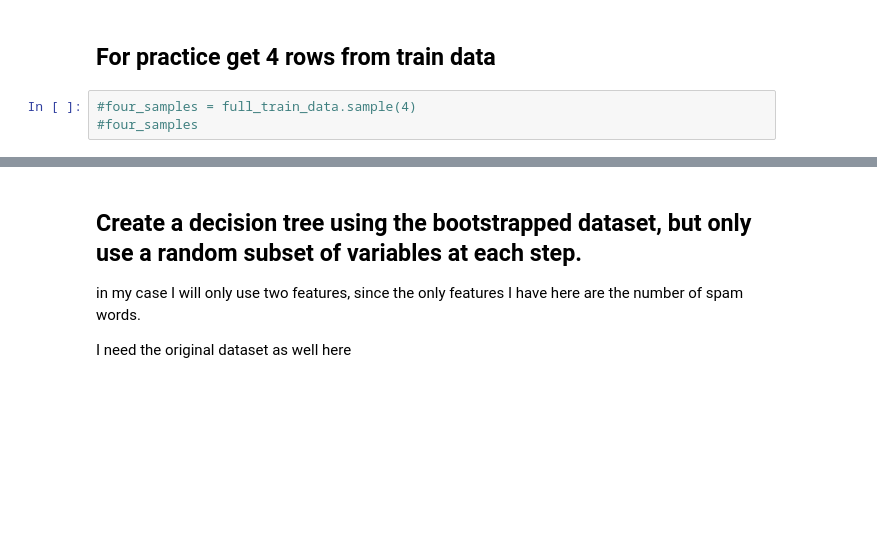
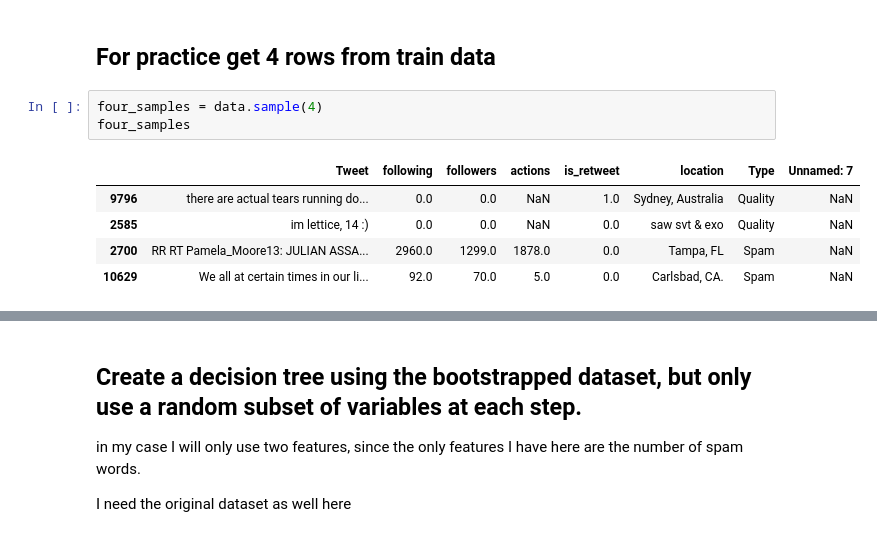
Before and after one commit to AlexHappyCode/CSC845-twitter-spam-detection, a Jupyter notebook: alex/random_forest.ipynb, the cells around one changed output, grey strips where cells are left out. Saved outputs shown, nothing was run; the diff lists cells and outputs as text; blank space fills up the shorter version.

Commit message:
working on getting the words for a specific tweet

```diff
--- a/alex/random_forest.ipynb
+++ b/alex/random_forest.ipynb
@@ -45,5 +57,11 @@ array([['0', '7', 'Quality', '1'],
 # %% [markdown]
 ## For practice get 4 rows from train data
 # %%
-#four_samples = full_train_data.sample(4)
-#four_samples
+four_samples = data.sample(4)
+four_samples
+# %% [output]
+|  | Tweet | following | followers | actions | is_retweet | location | Type | Unnamed: 7 |
+| 9796 | there are actual tears running do... | 0.0 | 0.0 | NaN | 1.0 | Sydney, Australia | Quality | NaN |
+| 2585 | im lettice, 14 :) | 0.0 | 0.0 | NaN | 0.0 | saw svt & exo | Quality | NaN |
+| 2700 | RR RT Pamela_Moore13: JULIAN ASSA... | 2960.0 | 1299.0 | 1878.0 | 0.0 | Tampa, FL | Spam | NaN |
+| 10629 | We all at certain times in our li... | 92.0 | 70.0 | 5.0 | 0.0 | Carlsbad, CA. | Spam | NaN |
```
Also changed, not shown: parts of 5 cells of this notebook, 3 other files.
